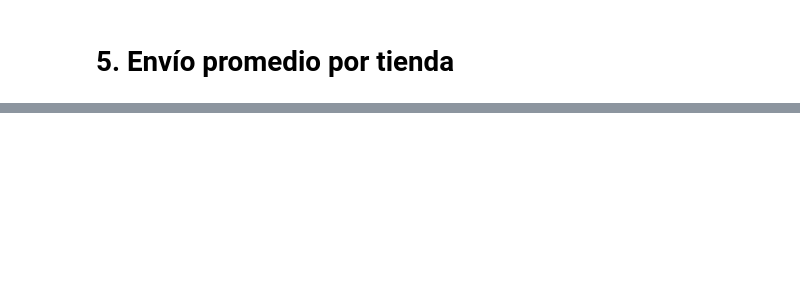
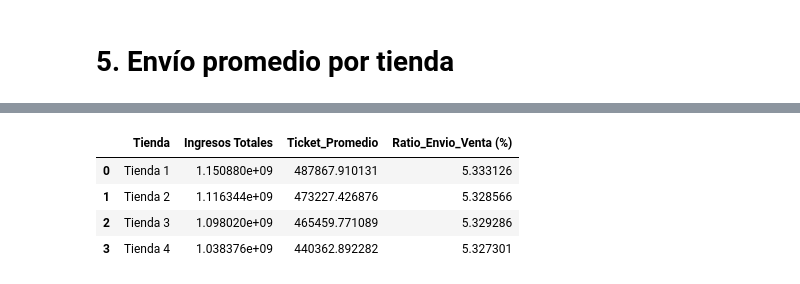
Before and after one commit to MiyoBran/alura-store-desafio, a Jupyter notebook: AluraStoreLatam.ipynb, the cells around one changed output, grey strips where cells are left out. Saved outputs shown, nothing was run; the diff lists cells and outputs as text; code cells hidden in the pictures; blank space fills up the shorter version.

```diff
--- a/AluraStoreLatam.ipynb
+++ b/AluraStoreLatam.ipynb
@@ -195,0 +287,33 @@ Si vamos a recomendar cerrar una, no será porque "traten mal a la gente", porqu
+# %%
+# --- ANÁLISIS AVANZADO: EFICIENCIA Y TICKET PROMEDIO ---
+
+# 1. Necesitamos datos adicionales que no guardamos en el primer bucle
+# Vamos a reconstruir las listas agregando el conteo de ventas (filas) y suma de envios
+conteo_ventas = []
+total_envios = []
+
+for nombre, df_temp in lista_tiendas:
+    conteo_ventas.append(len(df_temp)) # Cantidad de ventas (filas)
+    total_envios.append(df_temp['Costo de envío'].sum()) # Gasto TOTAL en envíos (no promedio)
+
+# 2. Agregamos estas columnas al DataFrame resumen existente
+df_resumen['Cant_Ventas'] = conteo_ventas
+df_resumen['Total_Envios'] = total_envios
+
+# 3. Calculamos los KPIs (Vectorizado - Clean Code)
+
+# KPI A: Ticket Promedio (¿Cuánto gasta el cliente promedio?)
+df_resumen['Ticket_Promedio'] = df_resumen['Ingresos Totales'] / df_resumen['Cant_Ventas']
+
+# KPI B: Ratio de Envío (¿Qué % de la venta se va en pagar el envío?)
+df_resumen['Ratio_Envio_Venta (%)'] = (df_resumen['Total_Envios'] / df_resumen['Ingresos Totales']) * 100
+
+# 4. Ordenamos para ver quién es más eficiente (Mostramos columnas clave)
+cols_ver = ['Tienda', 'Ingresos Totales', 'Ticket_Promedio', 'Ratio_Envio_Venta (%)']
+display(df_resumen[cols_ver].sort_values(by='Ticket_Promedio', ascending=False))
+# %% [output]
+|  | Tienda | Ingresos Totales | Ticket_Promedio | Ratio_Envio_Venta (%) |
+| 0 | Tienda 1 | 1.150880e+09 | 487867.910131 | 5.333126 |
+| 1 | Tienda 2 | 1.116344e+09 | 473227.426876 | 5.328566 |
+| 2 | Tienda 3 | 1.098020e+09 | 465459.771089 | 5.329286 |
+| 3 | Tienda 4 | 1.038376e+09 | 440362.892282 | 5.327301 |
```
Also changed, not shown: parts of 14 cells of this notebook.
